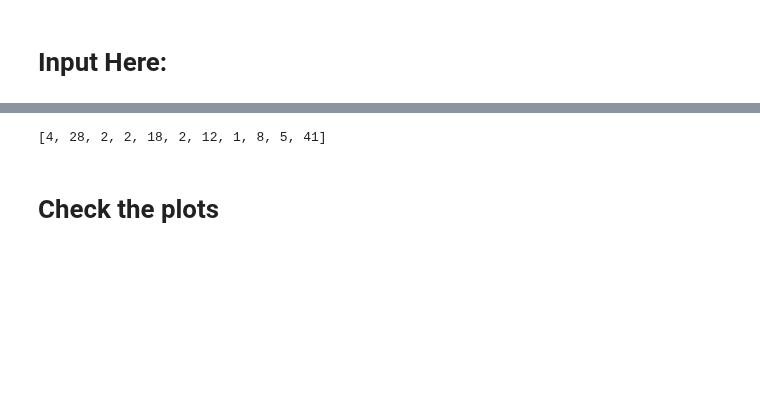
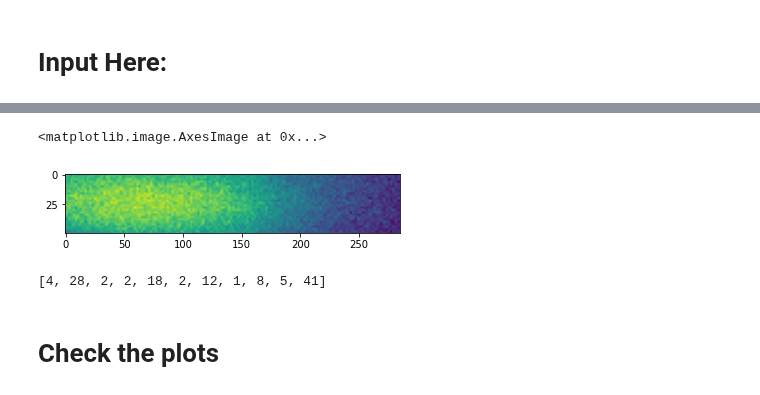
Before and after one commit to JoanneCETsai/Temperature_Calibration, a Jupyter notebook: code/0130_.ipynb, the cells around one changed output, grey strips where cells are left out. Drawn from its saved outputs; the diff is of its cells as text; code cells hidden in the pictures; blank space fills up the shorter version.

```diff
--- a/code/0130_.ipynb
+++ b/code/0130_.ipynb
@@ -60 +113,13 @@ gold_melting_W = {
+# %%
+X_left_boundry = 185
+X_right_boundry = 235
+Y_left_boundry = 355
+Y_right_boundry = 700
+zoomin = get_bright(whole)
+b_zoomin = get_bright(b_whole)
+needed = zoomin - b_zoomin
+plt.imshow(needed)
+# %% [output]
+<matplotlib.image.AxesImage at 0x...>
+[figure, added]
 # %%
```
Also changed, not shown: parts of 8 cells of this notebook, 9 other files.
